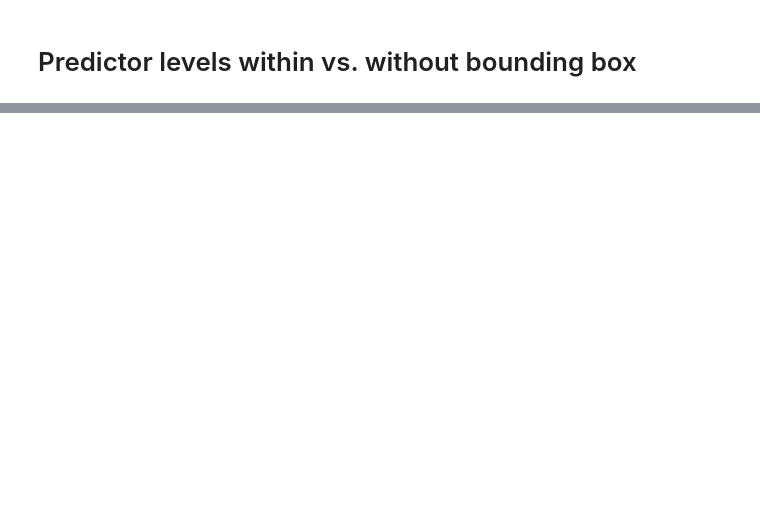
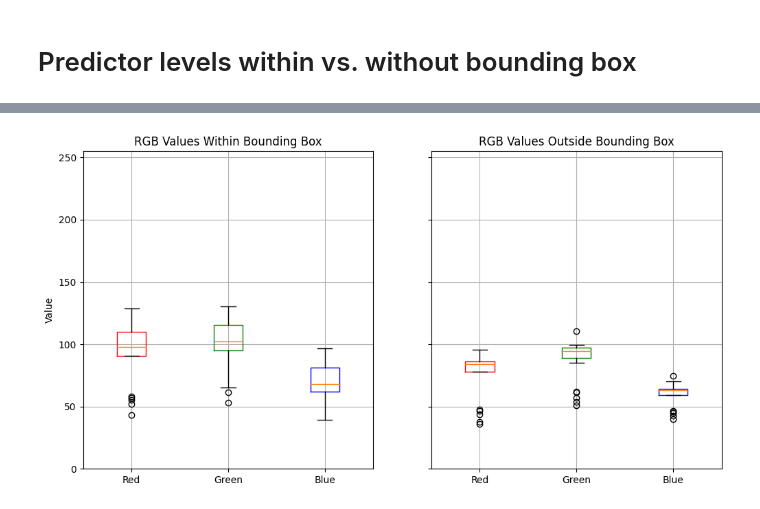
Before and after one commit to Cavesprout/ML-sick-tree-id, a Jupyter notebook: Checkpoint_2/EDA_graphs.ipynb, the cells around one changed output, grey strips where cells are left out. Cells and saved outputs as stored; diff of their text form; code cells hidden in the pictures; blank space fills up the shorter version.

```diff
--- a/Checkpoint_2/EDA_graphs.ipynb
+++ b/Checkpoint_2/EDA_graphs.ipynb
@@ -37,0 +85,32 @@ sick_df = img_df[img_df["classification"] == "sick"]
+# %%
+# Create box plots
+fig, (ax1, ax2) = plt.subplots(nrows=1, ncols=2, figsize=(12, 6), sharey=True)
+
+colors = ['red', 'green', 'blue']
+
+boxprops = dict(color_vals=colors)
+
+# Box plot for the area within the bounding box
+plot1 = ax1.boxplot([rgb_in[0], rgb_in[1], rgb_in[2]],
+            labels=['Red', 'Green', 'Blue'])
+ax1.set_title('RGB Values Within Bounding Box')
+ax1.set_ylabel('Value')
+ax1.set_ylim([0, 255])
+ax1.grid()
+
+# Box plot for the area outside the bounding box
+plot2 = ax2.boxplot([rgb_out[0], rgb_out[1], rgb_out[2]],
+            labels=['Red', 'Green', 'Blue'])
+ax2.set_title('RGB Values Outside Bounding Box')
+ax2.set_ylim([0, 255])
+ax2.grid()
+
+for plot in (plot1, plot2):
+    for patch, color in zip(plot['boxes'], colors):
+        patch.set_color(color)
+
+# Show the plots
+
+plt.show()
+# %% [output]
+[figure, added]
```
Also changed, not shown: parts of 12 cells of this notebook, 1 other file.
